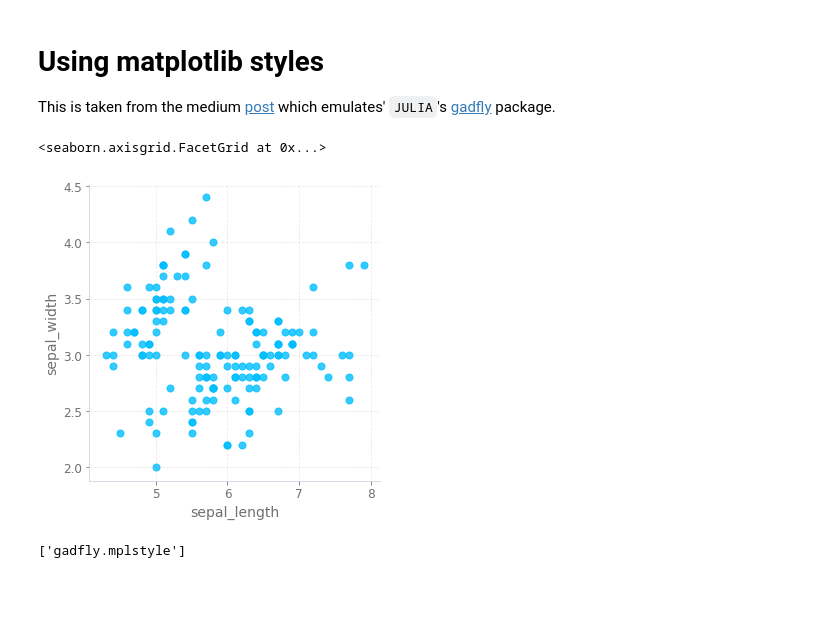
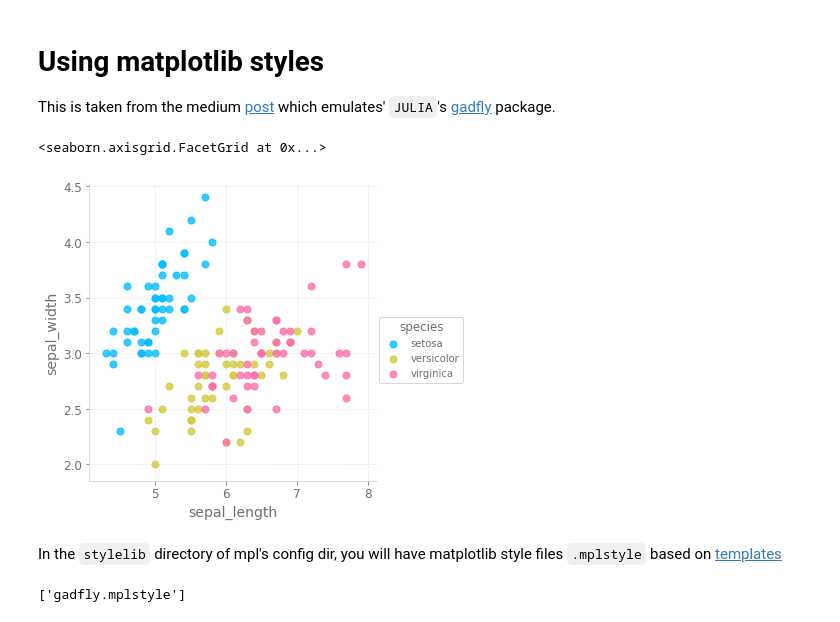
Before and after one commit to etheleon/matplotlibrc, a Jupyter notebook: example.ipynb, the cells around one changed output. Drawn from its saved outputs; the diff is of its cells as text; code cells hidden in the pictures; blank space fills up the shorter version.

```diff
--- a/example.ipynb
+++ b/example.ipynb
@@ -4,9 +4,12 @@
 
 This is taken from the medium [post](https://towardsdatascience.com/a-new-plot-theme-for-matplotlib-gadfly-2cffc745ff84) which emulates' `JULIA`'s [gadfly](http://gadflyjl.org/stable/) package.
 # %%
-sns.lmplot("sepal_length", "sepal_width", fit_reg=False, data=iris)
+sns.lmplot("sepal_length", "sepal_width", fit_reg=False, data=iris, hue="species")
 # %% [output]
 <seaborn.axisgrid.FacetGrid at 0x...>
-[figure, old version]
+[figure, new version]
 # %%
 ! git clone git@github.com:etheleon/matplotlibrc.git $HOME/.config/matplotlib
+# %% [markdown]
+In the `stylelib` directory of mpl's config dir, you will have matplotlib style files `.mplstyle`
+based on [templates](https://github.com/matplotlib/matplotlib/blob/master/matplotlibrc.template)
```
Also changed, not shown: parts of 6 cells of this notebook, 1 other file.
